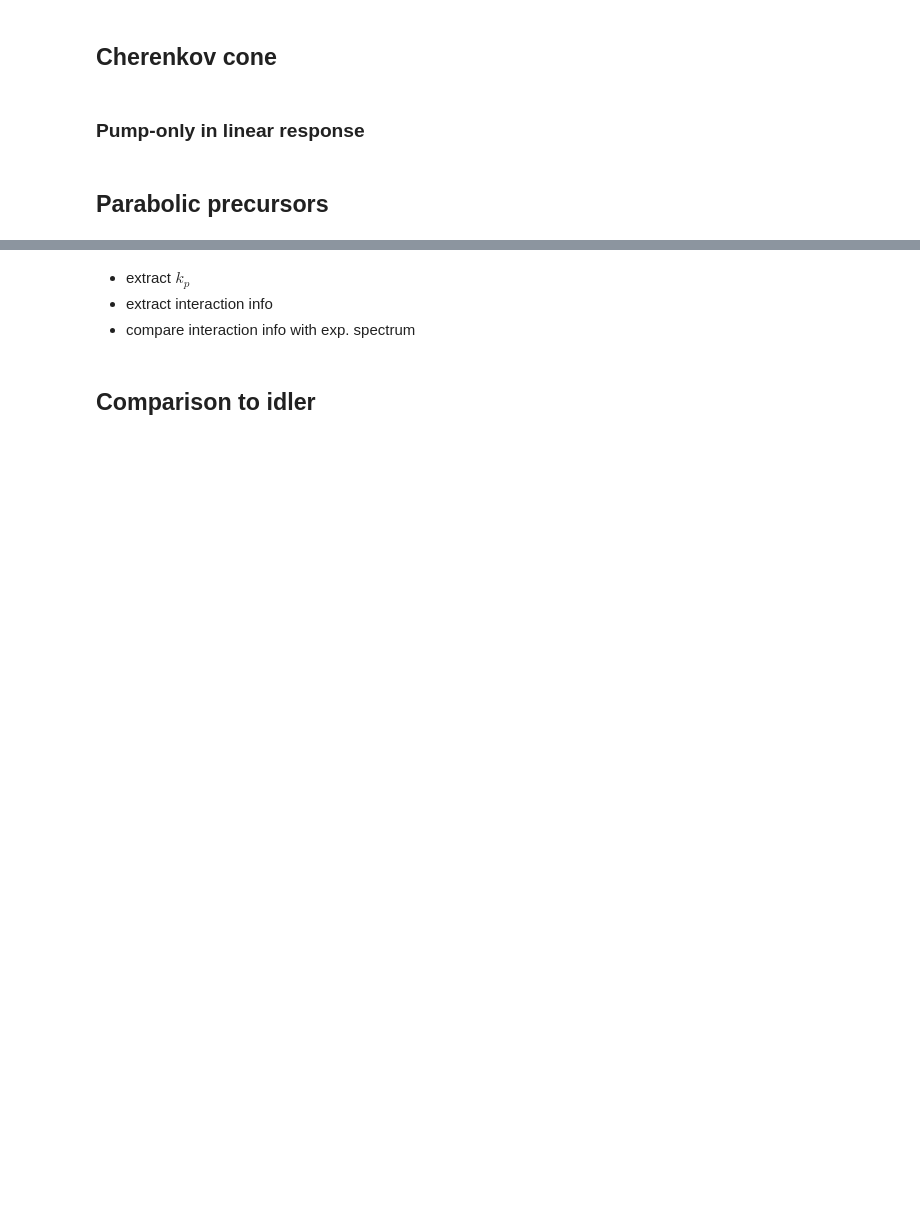
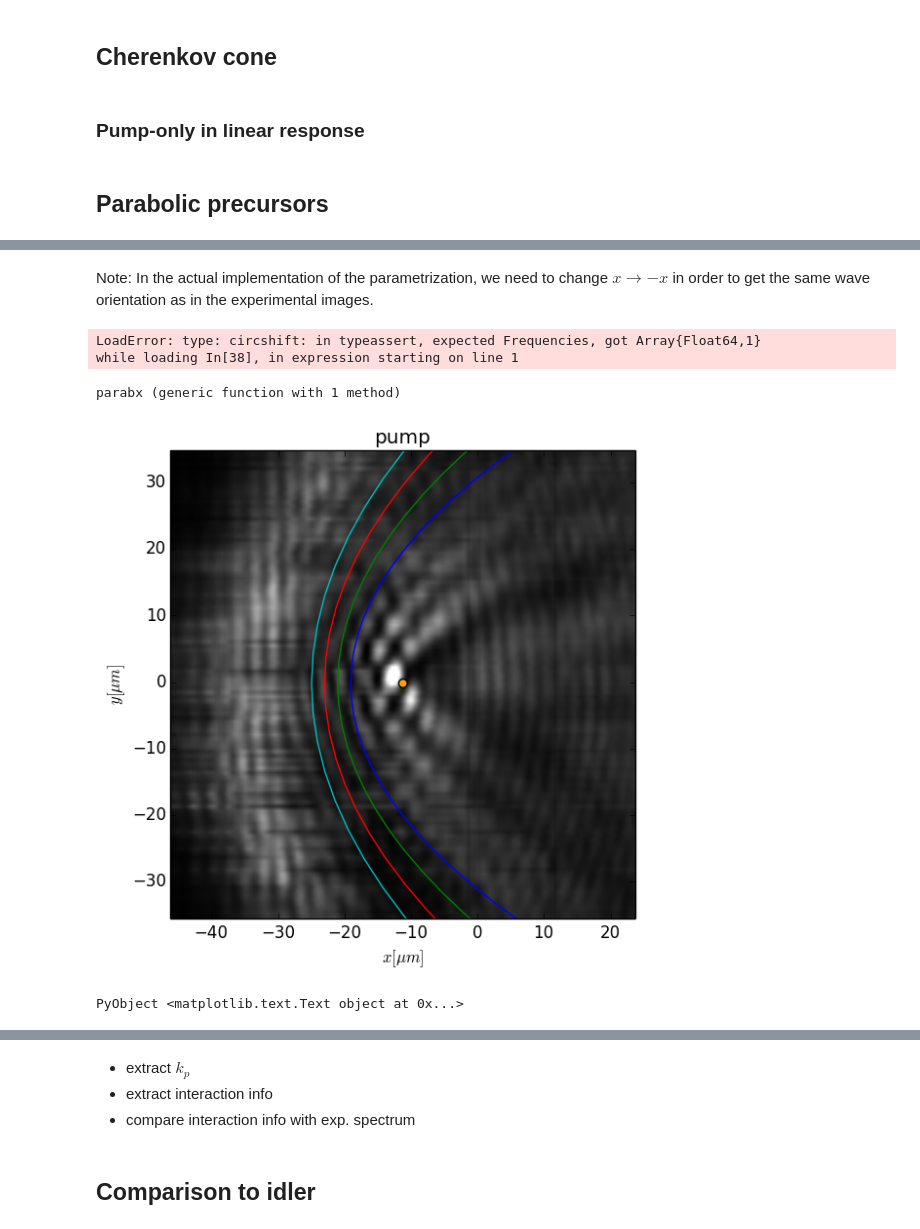
Before and after one commit to berceanu/notebooks, a Jupyter notebook: julia/april/fitting.ipynb, the cells around one changed output, grey strips where cells are left out. Cells and saved outputs as stored; diff of their text form; code cells hidden in the pictures; blank space fills up the shorter version.

Commit message:
fitted parabolas on pump and idler

```diff
--- a/julia/april/fitting.ipynb
+++ b/julia/april/fitting.ipynb
@@ -95,15 +98,15 @@ getidx (generic function with 1 method)
 Vertical axis length, in $\mu m$.
 # %%
 ny = 200
-deltay = 0.64
-sidey = (ny-1)*deltay/2
-y = -sidey:deltay:sidey;
+Δy = 0.64
+sidey = (ny-1)*Δy/2
+y = -sidey:Δy:sidey;
 # %% [markdown]
 Horizontal axis length, in $\mu m$.
 # %%
 nx = 1024
-deltax = 0.16
-sidex = (nx-1)*deltax/2
-x = -sidex:deltax:sidex;
+Δx = 0.16
+sidex = (nx-1)*Δx/2
+x = -sidex:Δx:sidex;
 # %% [markdown]
 ### Fourier transforms
@@ -217,0 +227,7 @@ consistent.
+# %% [markdown]
+Note: In the actual implementation of the parametrization, we need to change $x \rightarrow -x$ in order to get the same wave orientation as in the experimental images.
+# %%
+fftshift(fftfreq(10))
+# %% [output]
+LoadError: type: circshift: in typeassert, expected Frequencies, got Array{Float64,1}
+while loading In[38], in expression starting on line 1
@@ -217,0 +239,25 @@ consistent.
+# %%
+paraby(M::Int64, t::Float64, offset::Float64) = 2pi*M*t + offset
+parabx(M::Int64, t::Float64, offset::Float64, k0::Float64) = -pi*M/k0 + pi*M*t^2 + offset
+# %% [output]
+parabx (generic function with 1 method)
+# %%
+parabolas = map((M) -> parabola([parabx(M, t, xdef, 2*0.8) for t in -10:0.1:10],
+                                [paraby(M, t, ydef) for t in -10:0.1:10]),
+                4:7);
+# %%
+plt.imshow(ctpmpdata, ColorMap("gray"), origin="lower",
+                      extent=[cx[1], cx[end], cy[1], cy[end]])
+for par in parabolas
+    plt.plot(par.xpoints, par.ypoints)
+end
+plt.scatter(xdef, ydef, s=40, c="orange", marker="o")
+plt.axis("image")
+plt.title("pump")
+plt.ylim(cy[1], cy[end])
+plt.xlim(cx[1], cx[end])
+plt.xlabel(L"$x [\mu m]$")
+plt.ylabel(L"$y [\mu m]$")
+# %% [output]
+[figure, added]
+PyObject <matplotlib.text.Text object at 0x...>
```
Also changed, not shown: parts of 17 cells of this notebook.
